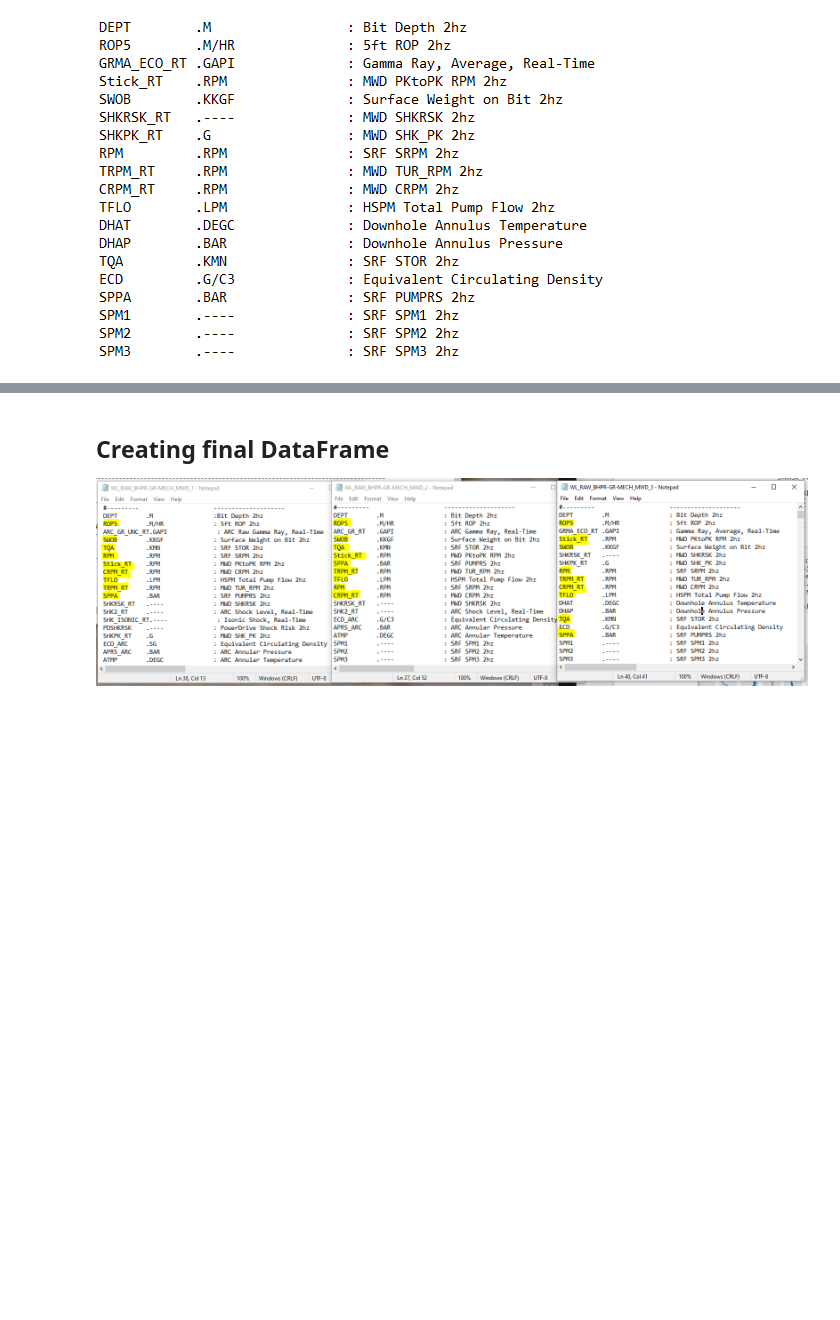
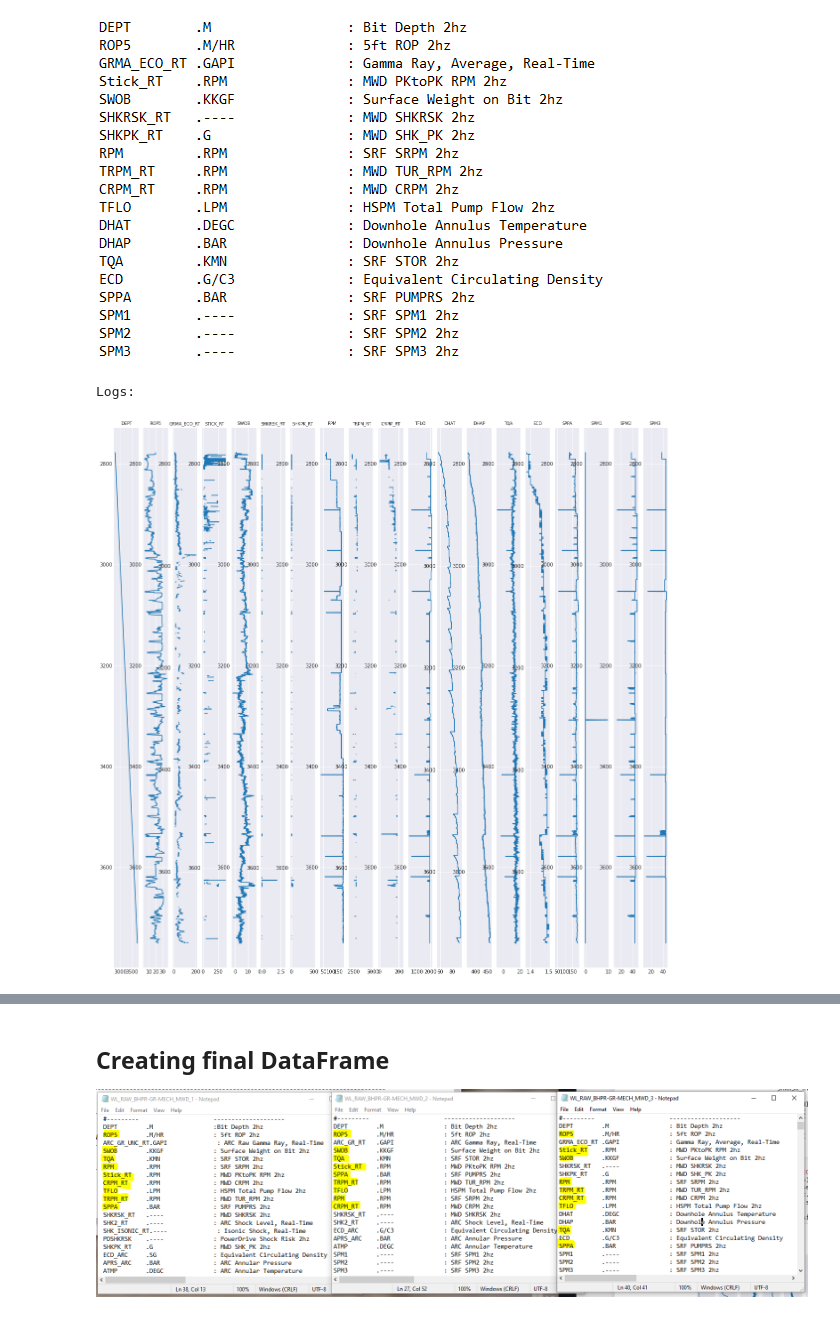
Before and after one commit to f0nzie/vagrant-volve-navarro-BI64G20S2JP8201, a Jupyter notebook: navarro/1.LWD_F-14.ipynb, the cells around one changed output, grey strips where cells are left out. Drawn from its saved outputs; the diff is of its cells as text; code cells hidden in the pictures; blank space fills up the shorter version.

```diff
--- a/navarro/1.LWD_F-14.ipynb
+++ b/navarro/1.LWD_F-14.ipynb
@@ -173,13 +317,17 @@ for col in sec_3.columns:
 ![image.png](attachment:image.png)
 # %%
 print("Logs:\n")
-sec_3_las = r"WL_RAW_BHPR-GR-MECH_MWD_3.LAS"
+# sec_3_las = r"WL_RAW_BHPR-GR-MECH_MWD_3.LAS"
+sec_3_las = os.path.join(raw_data_dir, "WL_RAW_BHPR-GR-MECH_MWD_3.LAS")
 sec3_plt = lasio.read(sec_3_las)
 fig,axes = plt.subplots(1,len(sec3_plt.keys()), figsize=(20,20))
 for i,log in enumerate(sec3_plt.keys()):
     axes[i].plot(sec3_plt[log],sec3_plt['DEPT'])
     axes[i].invert_yaxis()
     axes[i].set_title(log,fontsize=8.5)
+# %% [output]
+Logs:
+[figure, added]
 # %%
 print("Missing data in the LWD data:")
 plt.figure(figsize=(15,7))
```
Also changed, not shown: parts of 37 cells of this notebook.
